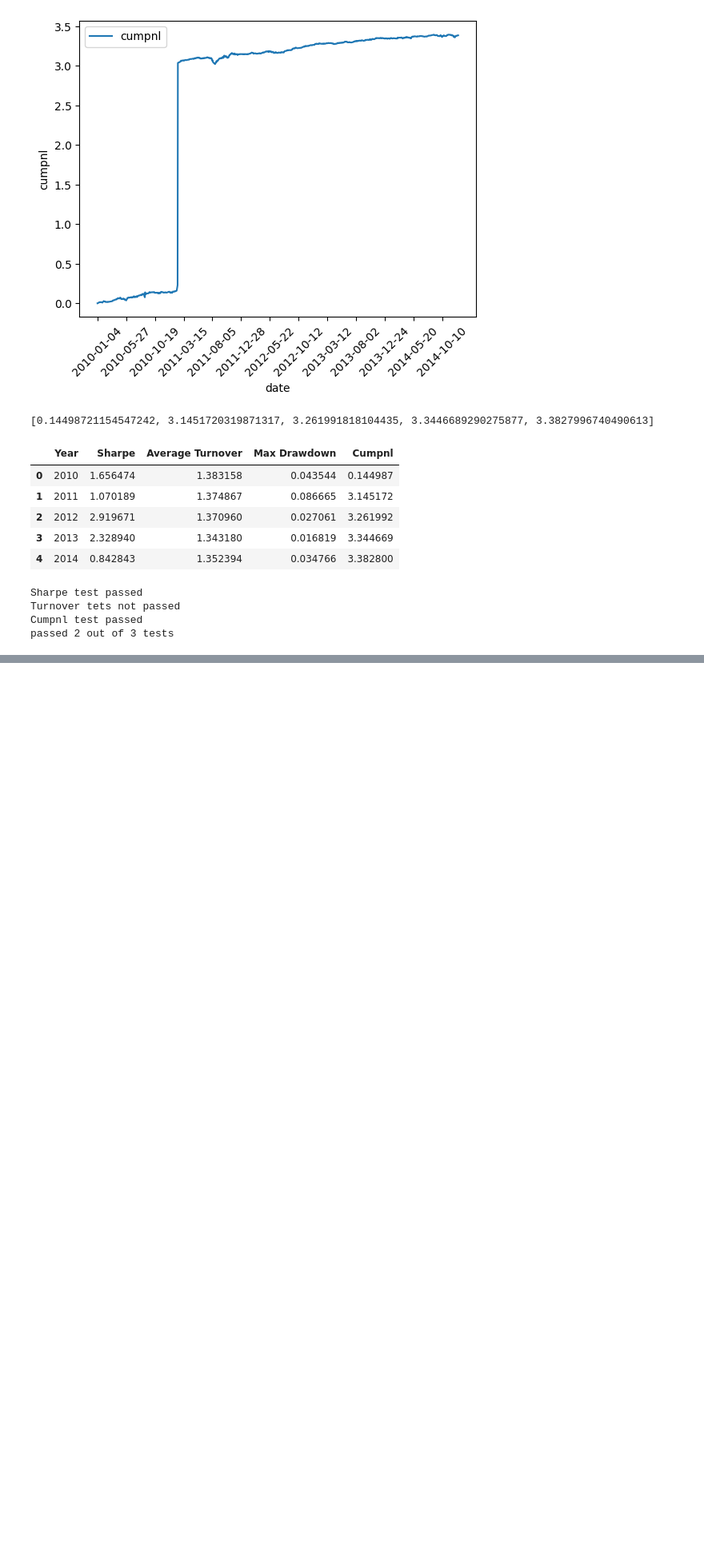
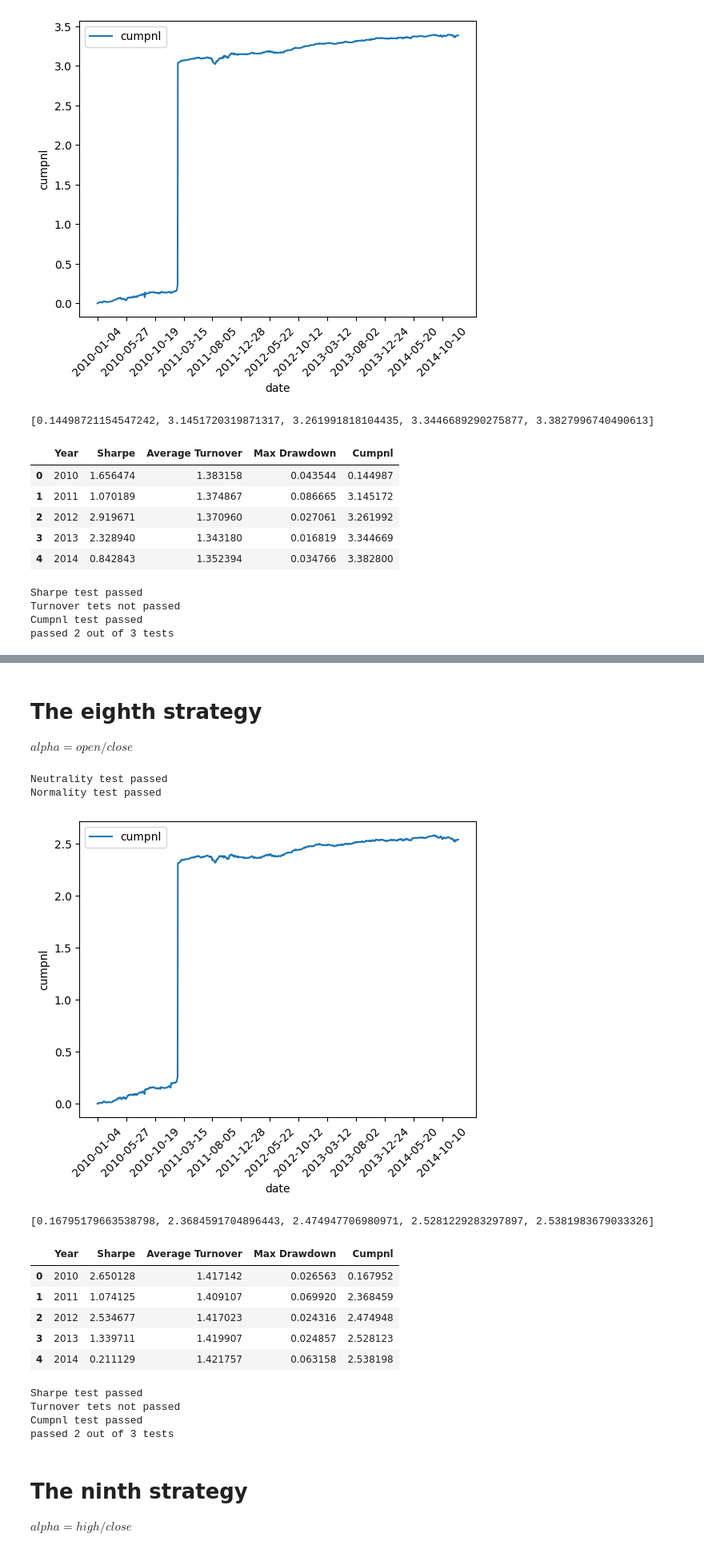
Before and after one commit to Kasymkhankhubiyev/Sirius-Uni, a Jupyter notebook: DerivativesControl/Task2.ipynb, the cells around one changed output, grey strips where cells are left out. Shown at 80% size. Drawn from its saved outputs; the diff is of its cells as text; code cells hidden in the pictures; blank space fills up the shorter version.

```diff
--- a/DerivativesControl/Task2.ipynb
+++ b/DerivativesControl/Task2.ipynb
@@ -352,0 +401,47 @@ passed 2 out of 3 tests
+# %% [markdown]
+# The eighth strategy
+
+$alpha = open/close$
+# %%
+def make_open_close_ration_alpha(open_df, close_df):
+    open = open_df.drop(open_df.columns[0], axis=1).to_numpy().T
+    close = close_df.drop(close_df.columns[0], axis=1).to_numpy().T
+
+    close = np.where(close == 0., 1e-14, close)  #  можно применить фильтр выбросов
+
+    alpha = neutralize(open / close)
+
+    alpha = np.concatenate((np.zeros((1, alpha.shape[1])), normalize(alpha[:-1])))
+
+    return alpha
+# %%
+alpha_matrix8 = make_open_close_ration_alpha(open_df, close_df)
+# %%
+test1(alpha_matrix8)
+test2(alpha_matrix8[1:])  # the first is zero
+# %% [output]
+Neutrality test passed
+Normality test passed
+# %%
+alpha_8_data = AlphaStats(alpha_matrix8, close_df)
+alpha_8_data.head()
+# %% [output]
+[figure, added]
+[0.16795179663538798, 2.3684591704896443, 2.474947706980971, 2.5281229283297897, 2.5381983679033326]
+|  | Year | Sharpe | Average Turnover | Max Drawdown | Cumpnl |
+| 0 | 2010 | 2.650128 | 1.417142 | 0.026563 | 0.167952 |
+| 1 | 2011 | 1.074125 | 1.409107 | 0.069920 | 2.368459 |
+| 2 | 2012 | 2.534677 | 1.417023 | 0.024316 | 2.474948 |
+| 3 | 2013 | 1.339711 | 1.419907 | 0.024857 | 2.528123 |
+| 4 | 2014 | 0.211129 | 1.421757 | 0.063158 | 2.538198 |
+# %%
+test3(alpha_8_data)
+# %% [output]
+Sharpe test passed
+Turnover tets not passed
+Cumpnl test passed
+passed 2 out of 3 tests
+# %% [markdown]
+# The ninth strategy
+
+$alpha = high / close$
```
Also changed, not shown: parts of 20 cells of this notebook.
